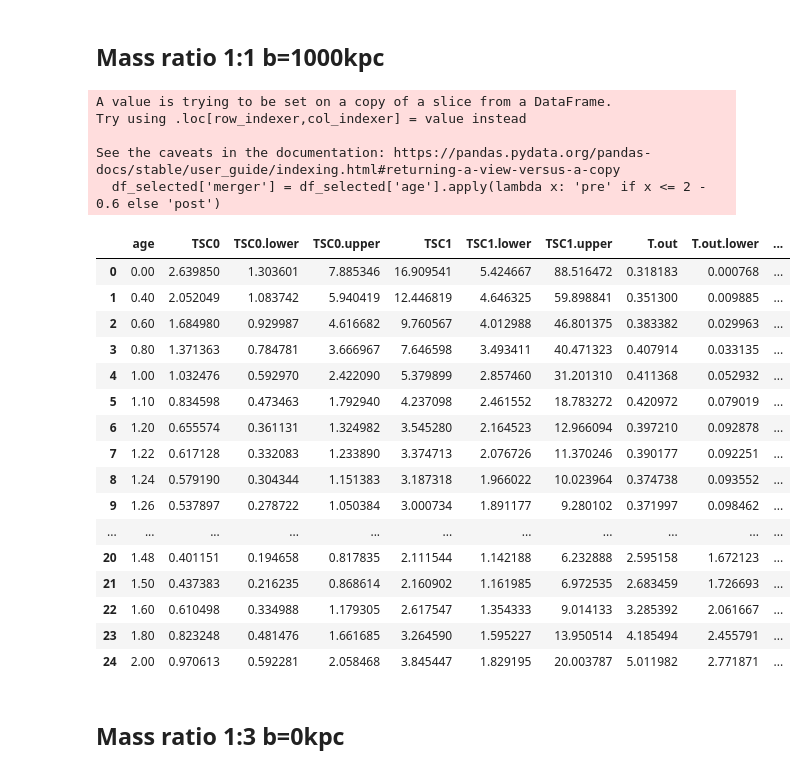
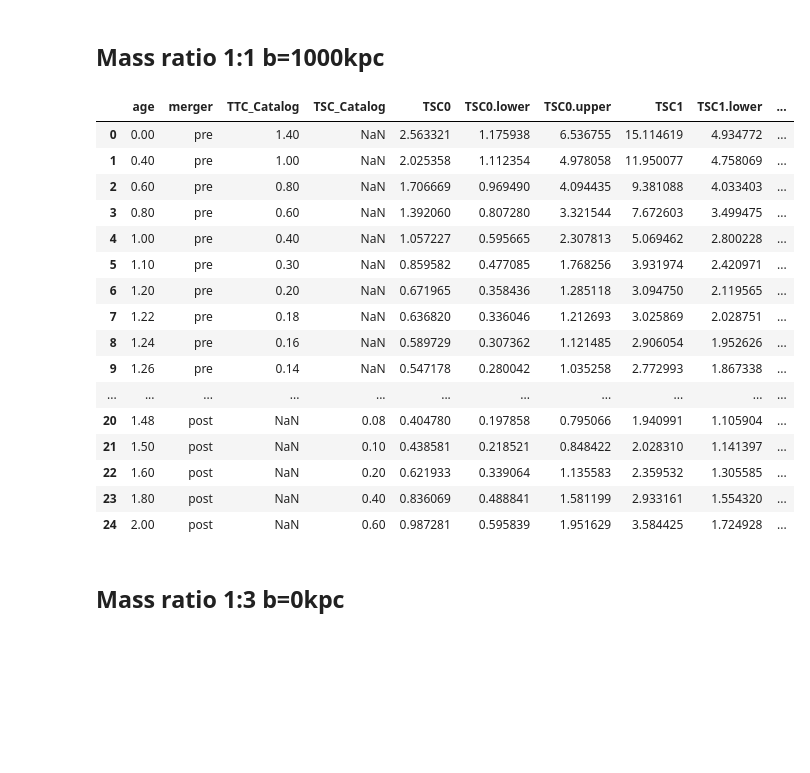
Before and after one commit to ryusei172525/SSP2024_GalaxyClusters, a Jupyter notebook: analysis1.ipynb, the cells around one changed output. Saved outputs shown, nothing was run; the diff lists cells and outputs as text; code cells hidden in the pictures; blank space fills up the shorter version.

```diff
--- a/analysis1.ipynb
+++ b/analysis1.ipynb
@@ -87,42 +74,35 @@ See the caveats in the documentation: https://pandas.pydata.org/pandas-docs/stab
 # %%
 import pandas as pd
 
 # ファイルパス
 filename = '../output/zh_1to1_b1_z_MCMAC.txt'
 
 # テキストファイルをデータフレームとして読み込む
 df = pd.read_csv(filename, sep='\t')
-df_selected = df[['age', 'TSC0', 'TSC0.lower',
+df_selected = df[['age','merger', 'TTC_Catalog', 'TSC_Catalog', 'TSC0', 'TSC0.lower',
        'TSC0.upper', 'TSC1', 'TSC1.lower', 'TSC1.upper', 'T.out',
        'T.out.lower', 'T.out.upper' ]]
 
-# add "merger" row depends on (1st apocentric time - TSC at that time)
-df_selected['merger'] = df_selected['age'].apply(lambda x: 'pre' if x <= 2 - 0.6 else 'post')
 
 display(df_selected)
 # %% [output]
-A value is trying to be set on a copy of a slice from a DataFrame.
-Try using .loc[row_indexer,col_indexer] = value instead
-
-See the caveats in the documentation: https://pandas.pydata.org/pandas-docs/stable/user_guide/indexing.html#returning-a-view-versus-a-copy
-  df_selected['merger'] = df_selected['age'].apply(lambda x: 'pre' if x <= 2 - 0.6 else 'post')
-|  | age | TSC0 | TSC0.lower | TSC0.upper | TSC1 | TSC1.lower | TSC1.upper | T.out | T.out.lower | ... |
-| 0 | 0.00 | 2.639850 | 1.303601 | 7.885346 | 16.909541 | 5.424667 | 88.516472 | 0.318183 | 0.000768 | ... |
-| 1 | 0.40 | 2.052049 | 1.083742 | 5.940419 | 12.446819 | 4.646325 | 59.898841 | 0.351300 | 0.009885 | ... |
-| 2 | 0.60 | 1.684980 | 0.929987 | 4.616682 | 9.760567 | 4.012988 | 46.801375 | 0.383382 | 0.029963 | ... |
-| 3 | 0.80 | 1.371363 | 0.784781 | 3.666967 | 7.646598 | 3.493411 | 40.471323 | 0.407914 | 0.033135 | ... |
-| 4 | 1.00 | 1.032476 | 0.592970 | 2.422090 | 5.379899 | 2.857460 | 31.201310 | 0.411368 | 0.052932 | ... |
-| 5 | 1.10 | 0.834598 | 0.473463 | 1.792940 | 4.237098 | 2.461552 | 18.783272 | 0.420972 | 0.079019 | ... |
-| 6 | 1.20 | 0.655574 | 0.361131 | 1.324982 | 3.545280 | 2.164523 | 12.966094 | 0.397210 | 0.092878 | ... |
-| 7 | 1.22 | 0.617128 | 0.332083 | 1.233890 | 3.374713 | 2.076726 | 11.370246 | 0.390177 | 0.092251 | ... |
-| 8 | 1.24 | 0.579190 | 0.304344 | 1.151383 | 3.187318 | 1.966022 | 10.023964 | 0.374738 | 0.093552 | ... |
-| 9 | 1.26 | 0.537897 | 0.278722 | 1.050384 | 3.000734 | 1.891177 | 9.280102 | 0.371997 | 0.098462 | ... |
+|  | age | merger | TTC_Catalog | TSC_Catalog | TSC0 | TSC0.lower | TSC0.upper | TSC1 | TSC1.lower | ... |
+| 0 | 0.00 | pre | 1.40 | NaN | 2.563321 | 1.175938 | 6.536755 | 15.114619 | 4.934772 | ... |
+| 1 | 0.40 | pre | 1.00 | NaN | 2.025358 | 1.112354 | 4.978058 | 11.950077 | 4.758069 | ... |
+| 2 | 0.60 | pre | 0.80 | NaN | 1.706669 | 0.969490 | 4.094435 | 9.381088 | 4.033403 | ... |
+| 3 | 0.80 | pre | 0.60 | NaN | 1.392060 | 0.807280 | 3.321544 | 7.672603 | 3.499475 | ... |
+| 4 | 1.00 | pre | 0.40 | NaN | 1.057227 | 0.595665 | 2.307813 | 5.069462 | 2.800228 | ... |
+| 5 | 1.10 | pre | 0.30 | NaN | 0.859582 | 0.477085 | 1.768256 | 3.931974 | 2.420971 | ... |
+| 6 | 1.20 | pre | 0.20 | NaN | 0.671965 | 0.358436 | 1.285118 | 3.094750 | 2.119565 | ... |
+| 7 | 1.22 | pre | 0.18 | NaN | 0.636820 | 0.336046 | 1.212693 | 3.025869 | 2.028751 | ... |
+| 8 | 1.24 | pre | 0.16 | NaN | 0.589729 | 0.307362 | 1.121485 | 2.906054 | 1.952626 | ... |
+| 9 | 1.26 | pre | 0.14 | NaN | 0.547178 | 0.280042 | 1.035258 | 2.772993 | 1.867338 | ... |
 | ... | ... | ... | ... | ... | ... | ... | ... | ... | ... | ... |
-| 20 | 1.48 | 0.401151 | 0.194658 | 0.817835 | 2.111544 | 1.142188 | 6.232888 | 2.595158 | 1.672123 | ... |
-| 21 | 1.50 | 0.437383 | 0.216235 | 0.868614 | 2.160902 | 1.161985 | 6.972535 | 2.683459 | 1.726693 | ... |
-| 22 | 1.60 | 0.610498 | 0.334988 | 1.179305 | 2.617547 | 1.354333 | 9.014133 | 3.285392 | 2.061667 | ... |
-| 23 | 1.80 | 0.823248 | 0.481476 | 1.661685 | 3.264590 | 1.595227 | 13.950514 | 4.185494 | 2.455791 | ... |
-| 24 | 2.00 | 0.970613 | 0.592281 | 2.058468 | 3.845447 | 1.829195 | 20.003787 | 5.011982 | 2.771871 | ... |
+| 20 | 1.48 | post | NaN | 0.08 | 0.404780 | 0.197858 | 0.795066 | 1.940991 | 1.105904 | ... |
+| 21 | 1.50 | post | NaN | 0.10 | 0.438581 | 0.218521 | 0.848422 | 2.028310 | 1.141397 | ... |
+| 22 | 1.60 | post | NaN | 0.20 | 0.621933 | 0.339064 | 1.135583 | 2.359532 | 1.305585 | ... |
+| 23 | 1.80 | post | NaN | 0.40 | 0.836069 | 0.488841 | 1.581199 | 2.933161 | 1.554320 | ... |
+| 24 | 2.00 | post | NaN | 0.60 | 0.987281 | 0.595839 | 1.951629 | 3.584425 | 1.724928 | ... |
 # %% [markdown]
 ## Mass ratio 1:3 b=0kpc
 # %%
```
Also changed, not shown: parts of 8 cells of this notebook, 1 other file.
